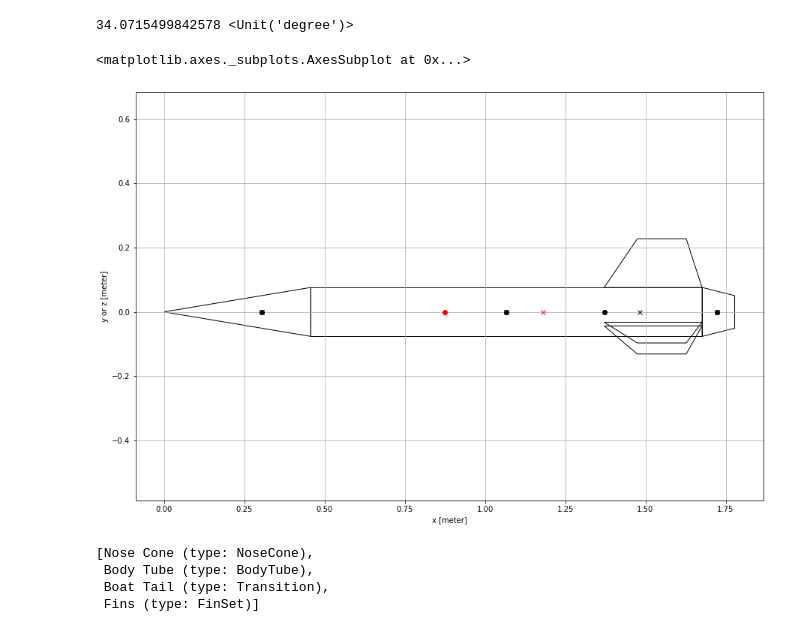
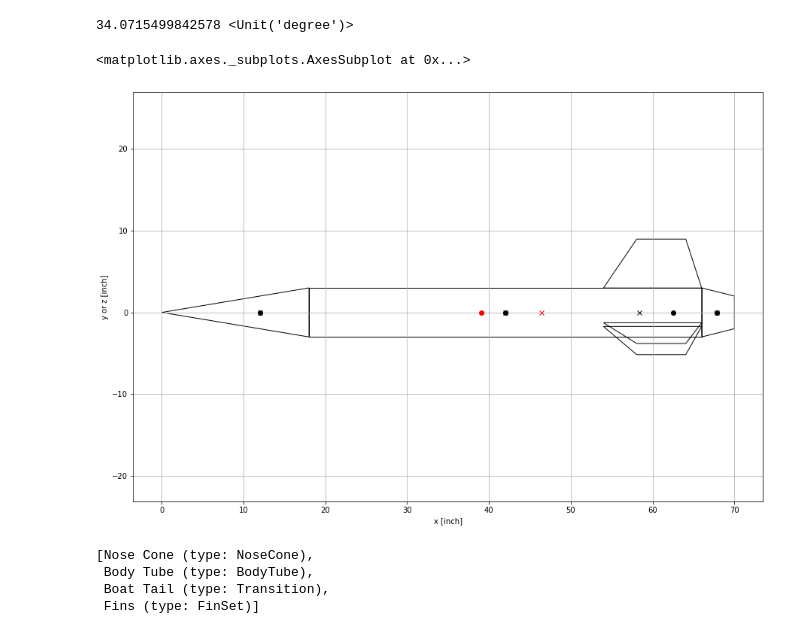
Before and after one commit to dev10110/rocketPy_development, a Jupyter notebook: rocketPy/rocket_generate.ipynb, the cells around one changed output. Cells and saved outputs as stored; diff of their text form; code cells hidden in the pictures.

```diff
--- a/rocketPy/rocket_generate.ipynb
+++ b/rocketPy/rocket_generate.ipynb
@@ -591,12 +698,35 @@ class PLA(Material):
 
 class Phenolic(Material):
 
-    def __init__(self, name='PLA'):
+    def __init__(self, name='Phenolic'):
 
         super().__init__(name=name)
 
-        self.density = 1.35*ureg.g/(ureg.cm**3)
-        # TODO: (high) Check material properties
+        self.density = 0.95*ureg.g/(ureg.cm**3)
+
+class Acrylic(Material):
+
+    def __init__(self, name='Acrylic'):
+
+        super().__init__(name=name)
+
+        self.density = 1.19*ureg.g/(ureg.cm**3)
+
+class Plywood(Material):
+
+    def __init__(self, name='Plywood'):
+
+        super().__init__(name=name)
+
+        self.density = 0.63*ureg.g/(ureg.cm**3)
+
+class Polycarbonate(Material):
+
+    def __init__(self, name='Polycarbonate'):
+
+        super().__init__(name=name)
+
+        self.density = 1.2*ureg.g/(ureg.cm**3)
 # %%
 class NoseCone(ExternalComponent):
 
@@ -1043,9 +1251,9 @@ r.xcp().to(ureg.inch)
 -57.833333333333336 <Unit('inch')>
 # %%
 # create the fins
-fins = FinSet(name='Fins', mass=None, inertia=None, n=3, span=6*ureg.inch, root_chord=12*ureg.inch, tip_chord=6*ureg.inch, mid_sweep=10*ureg.degree, tube_dia=6*ureg.inch,  thickness=6*ureg.mm, material=Aluminium())
+fins = FinSet(name='Fins', mass=None, inertia=None, n=3, span=6*ureg.inch, root_chord=12*ureg.inch, tip_chord=6*ureg.inch, mid_sweep=10*ureg.degree, tube_dia=6*ureg.inch,  thickness=2*ureg.mm, material=Aluminium())
 
-fins.set_position(after=bt, offset=-fins.root_chord)
+fins.set_position(end_of=bt, offset=-fins.root_chord)
 # assign fins to the rocket
 r.set_fins(fins)
 fins
@@ -1080,11 +1266,11 @@ fins.leading_sweep().to(ureg.deg)
 # %%
 # plot the entire rocket
 fig = plt.figure(figsize=(15,10))
 ax = plt.gca()
-r.plot(ax, rotation=5*ureg.degree, plot_component_cp=True,plot_component_cg=True)
+r.plot(ax, rotation=5*ureg.degree, plot_component_cp=True,plot_component_cg=True, unit=ureg.inch)
 # %% [output]
 <matplotlib.axes._subplots.AxesSubplot at 0x...>
-[figure, old version]
+[figure, new version]
 # %%
 # its also a good idea to do a check of the components list:
 r.components
```
Also changed, not shown: parts of 27 cells of this notebook, 10 other files.
